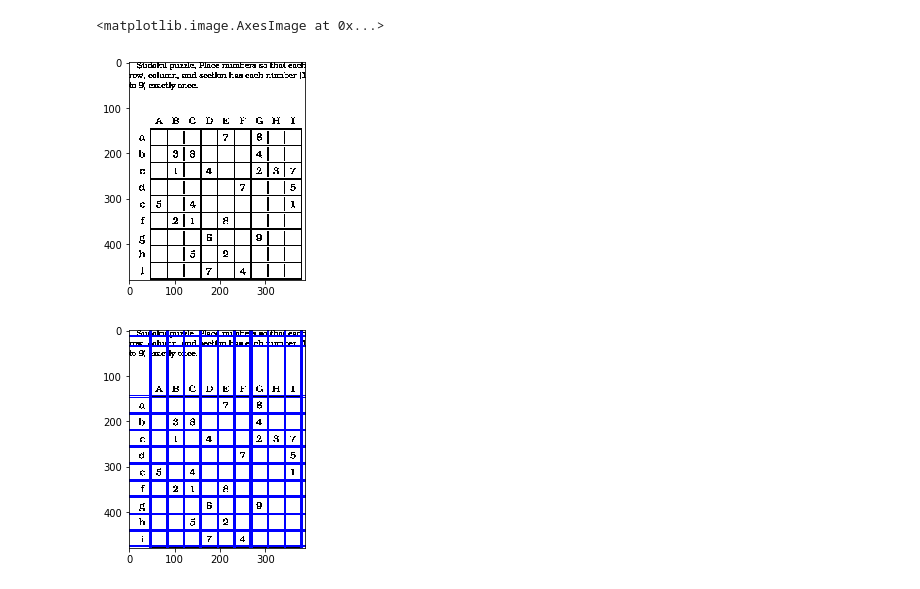
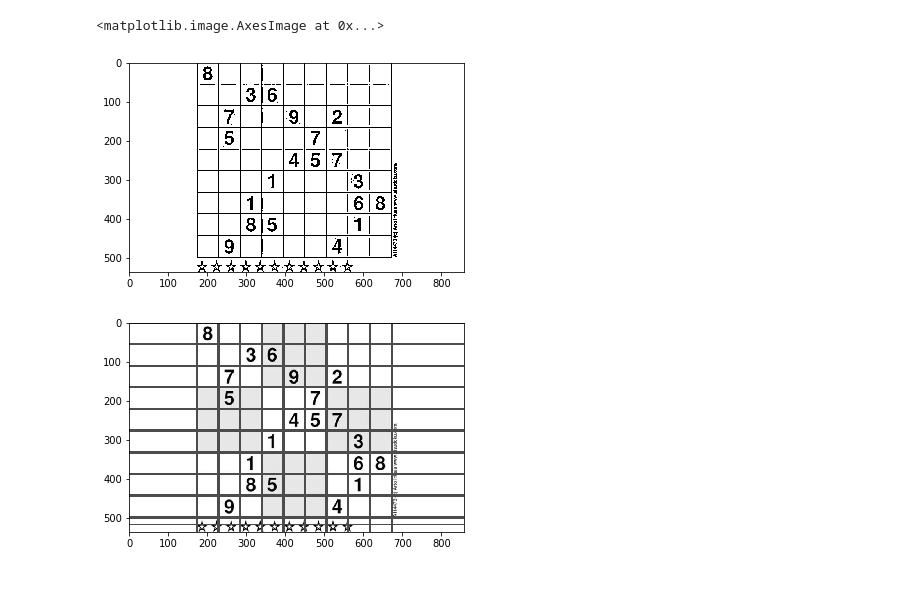
Before and after one commit to shreekanthsenthil/Sudoku-Solver-using-OpenCV, a Jupyter notebook: check.ipynb, the cells around one changed output. Saved outputs shown, nothing was run; the diff lists cells and outputs as text; code cells hidden in the pictures.

```diff
--- a/check.ipynb
+++ b/check.ipynb
@@ -3,14 +3,14 @@ import cv2 as cv
 import numpy as np
 import matplotlib.pyplot as plt
 # %%
-img = cv.imread('sudoku1.png')
+img = cv.imread('sudoku2.jpg')
 gray = cv.cvtColor(img,cv.COLOR_BGR2GRAY)
 blur = cv.GaussianBlur(gray,(3,3),0)
 thres = cv.adaptiveThreshold(blur,255,cv.ADAPTIVE_THRESH_GAUSSIAN_C,cv.THRESH_BINARY,11,2)
 plt.imshow(thres,'gray')
 # %% [output]
 <matplotlib.image.AxesImage at 0x...>
-[figure, old version]
+[figure, new version]
 # %%
 edges = cv.Canny(blur,50,150,apertureSize = 3)
 lines = cv.HoughLines(edges,1,np.pi/180,200)
@@ -25,10 +25,11 @@ for line in lines:
     x2 = int(x0 - 1000*(-b))
     y2 = int(y0 - 1000*(a))
     cv.line(img,(x1,y1),(x2,y2),(0,0,255),2)
+img = cv.cvtColor(img,cv.COLOR_BGR2GRAY)
 plt.imshow(img,'gray')
 plt.show()
 # %% [output]
-[figure, old version]
+[figure, new version]
 # %%
 #imgray = cv.cvtColor(img, cv.COLOR_BGR2GRAY)
 #thresh = cv.adaptiveThreshold(imgray,255,cv.ADAPTIVE_THRESH_GAUSSIAN_C,cv.THRESH_BINARY,11,2)
```
Also changed, not shown: parts of 3 cells of this notebook.
